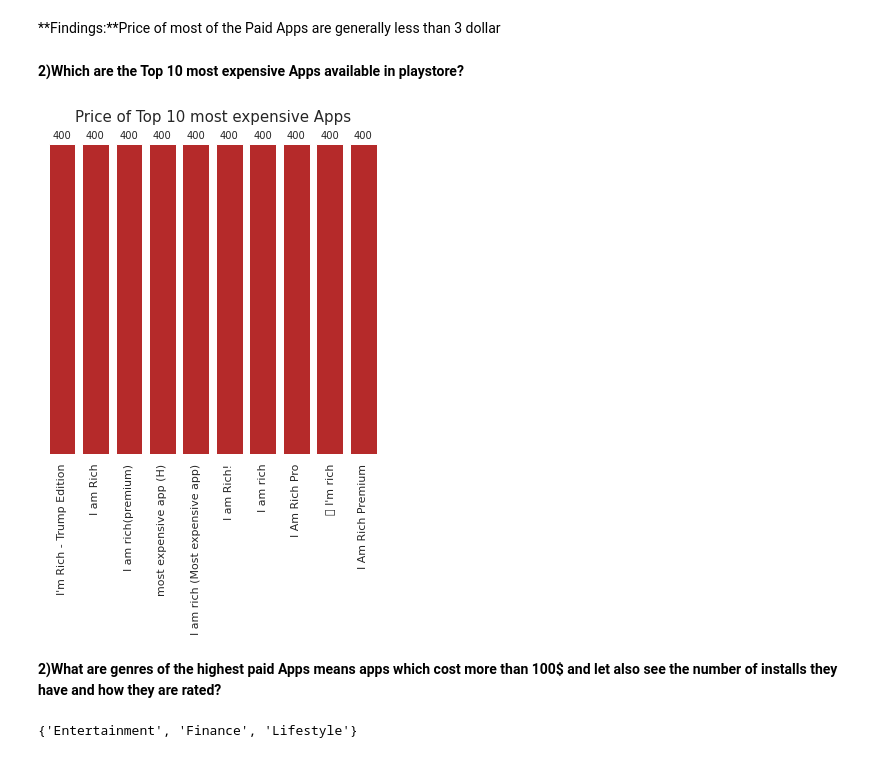
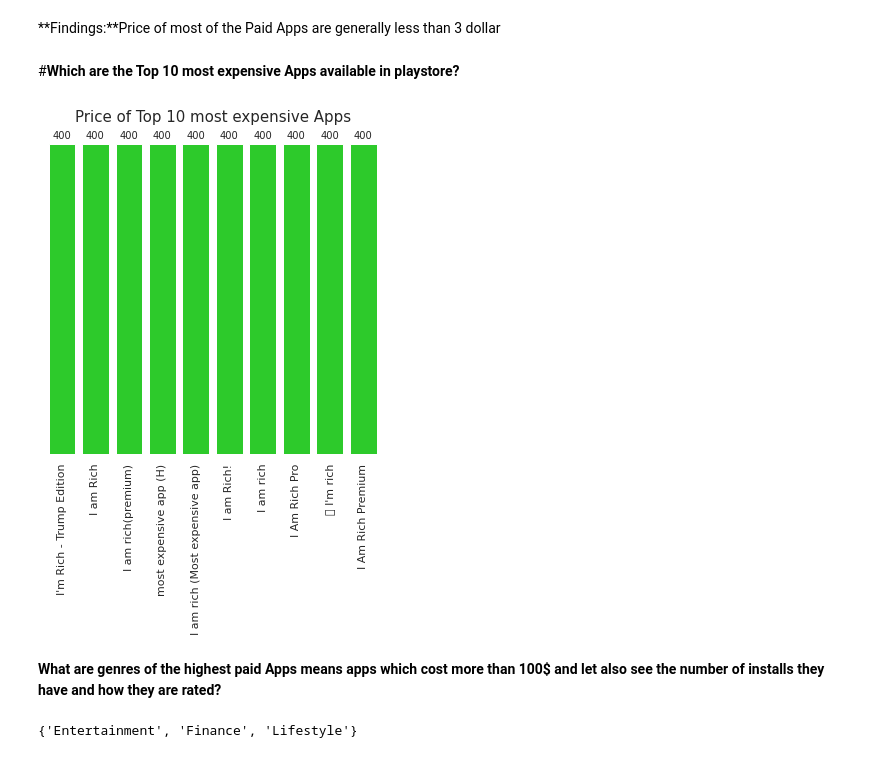
Before and after one commit to sudeep-009/PlayStoreAppReviewAnalysis, a Jupyter notebook: Copy_of_Play_Store_App_Review_Analysis_Capstone_Project.ipynb, the cells around one changed output. Cells and saved outputs as stored; diff of their text form; code cells hidden in the pictures.

```diff
--- a/Copy_of_Play_Store_App_Review_Analysis_Capstone_Project.ipynb
+++ b/Copy_of_Play_Store_App_Review_Analysis_Capstone_Project.ipynb
@@ -605,11 +605,11 @@ bulky_app_df = app_df[app_df['Size']>40]
 bulky_app_categories_df = bulky_app_df.groupby('Category').agg({'Size':'count'}).reset_index().sort_values('Size',ascending=False).head()
 sns.set_theme(palette='autumn',rc={'figure.figsize': (8,5)},style='whitegrid')
 bars = plt.bar(x=bulky_app_categories_df['Category'],height=bulky_app_categories_df['Size'],color='lightslategrey')
-bars[0].set_color('#CC1313')
-bars[1].set_color('#CC1313')
+bars[0].set_color('#13E410')
+bars[1].set_color('#13E410')
 for bar in bars:
     plt.gca().text(bar.get_x() + bar.get_width()/2, bar.get_height()-22, str(int(bar.get_height())),
-                 ha='center',color='w', fontsize=14)
+                 ha='center', fontsize=14)
 plt.xticks(rotation="90")
 plt.grid(False)
 plt.title('Count of Bulky Apps per Category',size = 14)
@@ -633,7 +633,7 @@ sns.set_theme(palette='autumn',rc={'figure.figsize': (20,5)},style='whitegrid')
 bulky_app_cat_df = bulky_app_df.groupby('Category').agg({"Rating":"median"}).reset_index().sort_values('Rating',ascending=False)
 bars = sns.barplot(x=bulky_app_cat_df.Category,y=bulky_app_cat_df.Rating,color='lightslategray')
 for i in range(7):
-  bars.patches[i].set_color('#CC1313')
+  bars.patches[i].set_color('#13E410')
 plt.xticks(rotation=90)
 ax = plt.gca()
 for spine in ax.spines.values():
@@ -678,24 +679,15 @@ plt.show()
 # %%
+# creating and two dataframe one for the paid one and other for the free apps
 free_app = app_df[app_df['Type'] == 'Free'].groupby('Category').agg({"App": "count"}).reset_index()
 paid_app = app_df[app_df['Type'] == 'Paid'].groupby('Category').agg({"App": "count"}).reset_index()
 new_df = pd.merge(left=free_app,right=paid_app,how='inner',on='Category')
 new_df.columns = ['Category','Free','Paid']
 new_df.set_index('Category',inplace=True)
-from pylab import rcParams
-rcParams['figure.figsize'] = 20, 10
-sns.set(palette="Spectral",style='whitegrid')
+# Stacked plot using matplotlib for paid and free apps
+sns.set(palette="Spectral",style='whitegrid',rc={'figure.figsize': (20,8)})
 ax = new_df.plot(kind='bar', stacked = True)
 plt.title("Categorical wise ratio of free apps and paid apps",size=15)
 plt.grid(False)
-# for p in ax.patches:
-#     width, height = p.get_width(), p.get_height()
-#     x, y = p.get_xy()
-#     ax.text(x+width/2,
-#             y+height/2,
-#             '{:.0f}'.format(height),
-#             horizontalalignment='center',
-#             verticalalignment='center',size=10)
-ax = plt.gca()
 ax.axes.yaxis.set_ticklabels([])
 plt.xticks(rotation=90)
 for spine in ax.spines.values():
@@ -725,30 +717,30 @@ Average Price of the Paid Apps is 2.99
 # %% [markdown]
 **Findings:**Price of most of the Paid Apps are generally less than 3 dollar
 # %% [markdown]
-**2)Which are the Top 10 most expensive Apps available in playstore?**
+#**Which are the Top 10 most expensive Apps available in playstore?**
 # %%
 paid_apps = app_df[app_df.Type=='Paid']
 top_expensive_apps = paid_apps.sort_values('Price',ascending=False).head(10)
 sns.set_theme(style='whitegrid',rc={'figure.figsize': (6,6)})
-bars = sns.barplot(y=top_expensive_apps['Price'],x=top_expensive_apps['App'],color='#CC1313')
+bars = sns.barplot(y=top_expensive_apps['Price'],x=top_expensive_apps['App'],color='#13E410')
 plt.xticks(rotation=90)
 plt.grid(False)
 ax = plt.gca()
 plt.xlabel('')
 plt.ylabel('')
 plt.title('Price of Top 10 most expensive Apps',size=15)
 ax.axes.yaxis.set_ticklabels([])
 for spine in plt.gca().spines.values():
   spine.set_visible(False)
 for bar in bars.patches:
   bars.annotate(format(bar.get_height(),'.0f'),(bar.get_x()+bar.get_width()/2,
                     bar.get_height()), ha='center', va='center',
                    size=10, xytext=(0, 8),
                    textcoords='offset points')
 # %% [output]
-[figure, old version]
+[figure, new version]
 # %% [markdown]
-**2)What are genres of the highest paid Apps means apps which cost more than 100$ and let also see the number of installs they have and how they are rated?**
+**What are genres of the highest paid Apps means apps which cost more than 100$ and let also see the number of installs they have and how they are rated?**
 # %%
 highest_paid_apps_genres = []
 for index,row in paid_apps[paid_apps['Price']>100].iterrows():
```
Also changed, not shown: parts of 47 cells of this notebook.
